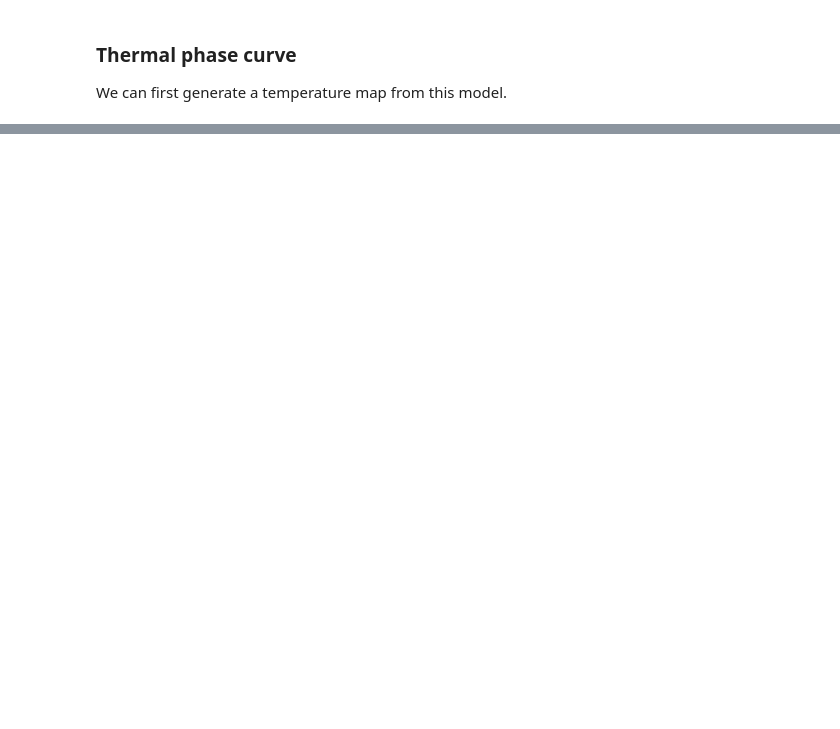
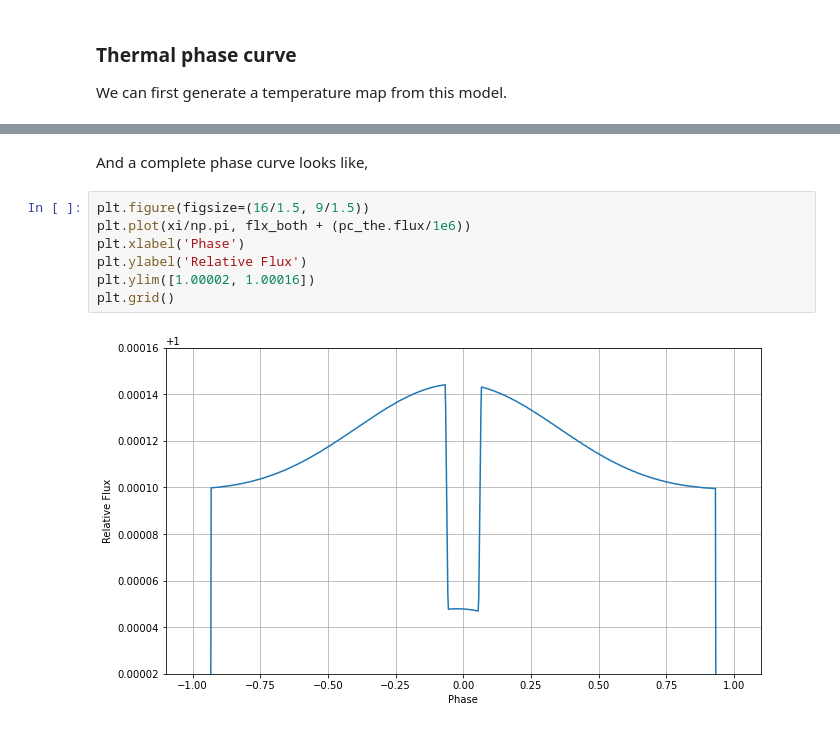
Before and after one commit to Jayshil/kelp-tutorials, a Jupyter notebook: p1.ipynb, the cells around one changed output, grey strips where cells are left out. Saved outputs shown, nothing was run; the diff lists cells and outputs as text; blank space fills up the shorter version.

```diff
--- a/p1.ipynb
+++ b/p1.ipynb
@@ -115,0 +133,11 @@ And, using the above temperature map, one can produce the
+# %% [markdown]
+And a complete phase curve looks like,
+# %%
+plt.figure(figsize=(16/1.5, 9/1.5))
+plt.plot(xi/np.pi, flx_both + (pc_the.flux/1e6))
+plt.xlabel('Phase')
+plt.ylabel('Relative Flux')
+plt.ylim([1.00002, 1.00016])
+plt.grid()
+# %% [output]
+[figure, added]
```
Also changed, not shown: parts of 18 cells of this notebook.
